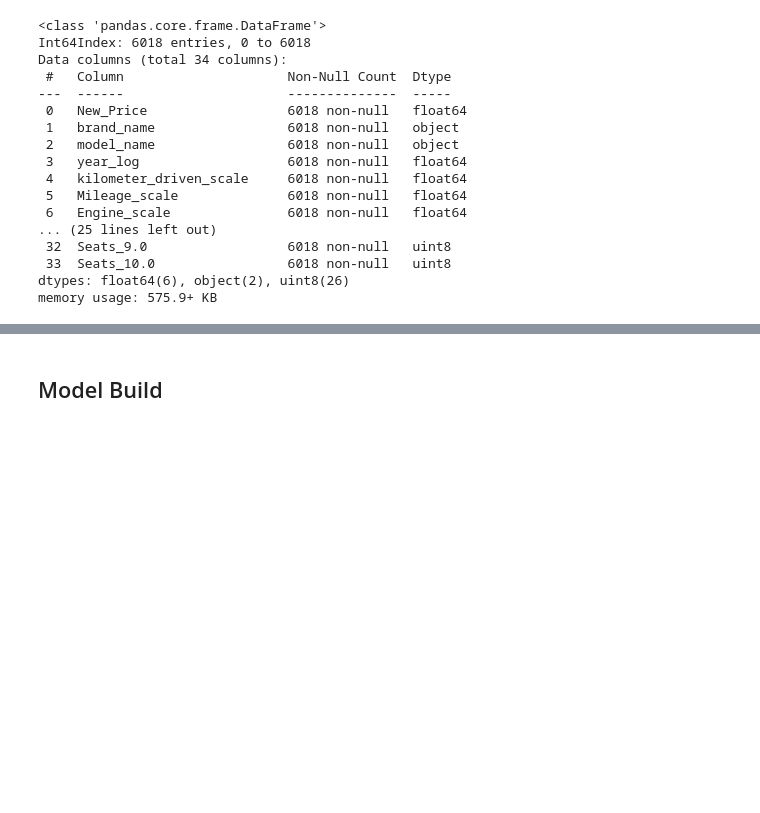
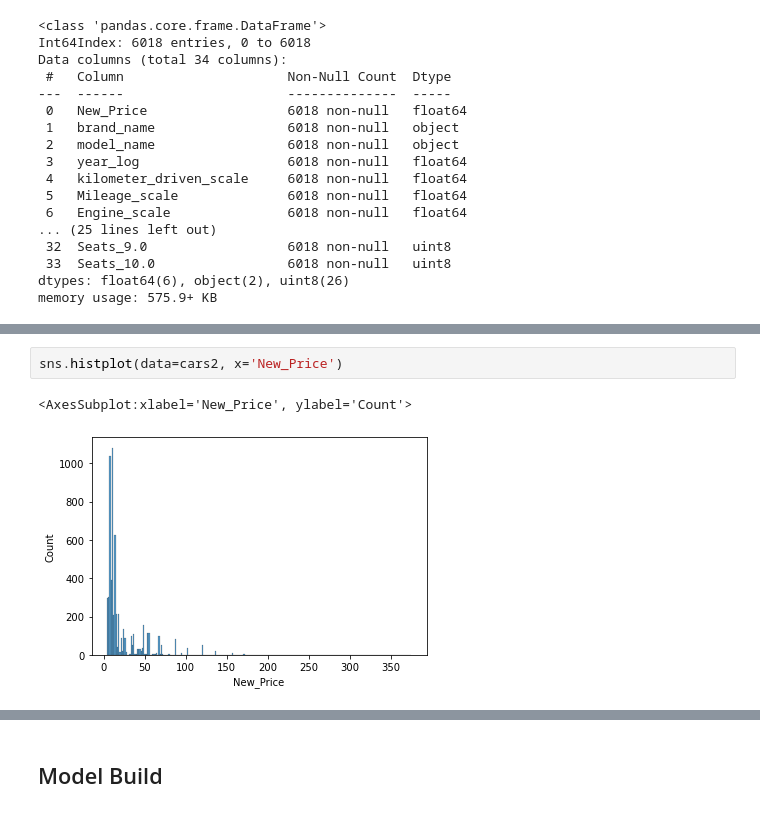
Before and after one commit to kwajpaige/UTAGL_SupervisedLearningLinear, a Jupyter notebook: PaigeSingleton_SupervisedLearningRegression_June2022.ipynb, the cells around one changed output, grey strips where cells are left out. Saved outputs shown, nothing was run; the diff lists cells and outputs as text; blank space fills up the shorter version.

```diff
--- a/PaigeSingleton_SupervisedLearningRegression_June2022.ipynb
+++ b/PaigeSingleton_SupervisedLearningRegression_June2022.ipynb
@@ -989 +1089,6 @@ memory usage: 575.9+ KB
+# %%
+sns.histplot(data=cars2, x='New_Price')
+# %% [output]
+<AxesSubplot:xlabel='New_Price', ylabel='Count'>
+[figure, added]
 # %%
```
Also changed, not shown: parts of 30 cells of this notebook.
